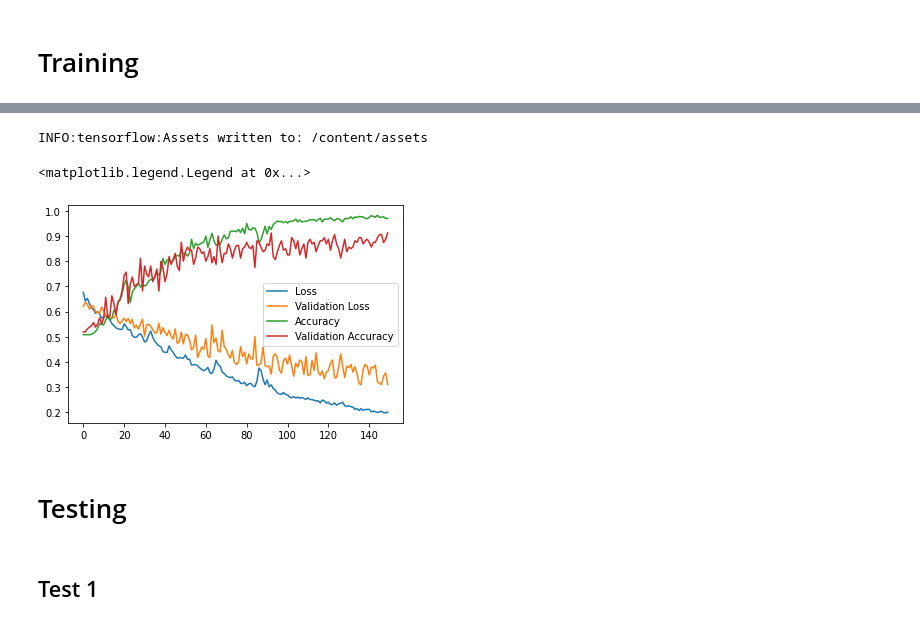
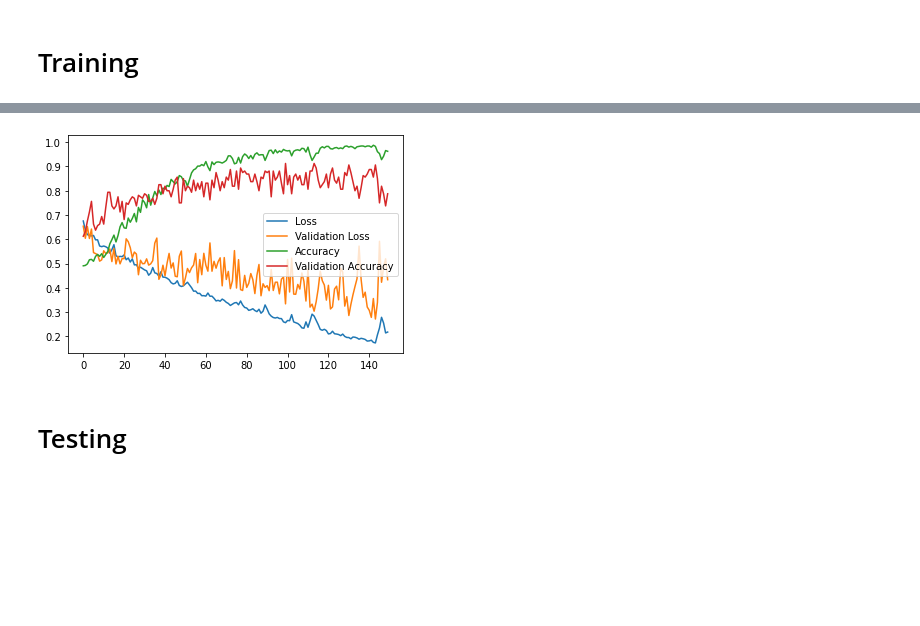
Before and after one commit to pramudanayoga/Get-People---Machine-Learning, a Jupyter notebook: Model/SiameseNetwork_v1.ipynb, the cells around one changed output, grey strips where cells are left out. Saved outputs shown, nothing was run; the diff lists cells and outputs as text; code cells hidden in the pictures; blank space fills up the shorter version.

Commit message:
.ipnyb version of the model
-Changes in Embedding and Siamese Network making them into one function as a model and immediately visualize  it.
- Changes in Testing part making them into one function

```diff
--- a/Model/SiameseNetwork_v1.ipynb
+++ b/Model/SiameseNetwork_v1.ipynb
@@ -149,21 +143,0 @@ layers.Conv2D()
-# %%
-inputs = layers.Input((64, 64, 1))
-
-x = layers.Conv2D(64, (10, 10), padding="same", activation="relu")(inputs)
-x = layers.MaxPooling2D(pool_size=(2, 2))(x)
-x = layers.Dropout(0.3)(x)
-
-x = layers.Conv2D(128, (7, 7), padding="same", activation="relu")(x)
-x = layers.MaxPooling2D(pool_size=(2, 2))(x)
-x = layers.Dropout(0.3)(x)
-
-x = layers.Conv2D(128, (4, 4), padding="same", activation="relu")(x)
-x = layers.MaxPooling2D(pool_size=(2, 2))(x)
-x = layers.Dropout(0.3)(x)
-
-x = layers.Conv2D(256, (4, 4), padding="same", activation="relu")(x)
-fcOutput = layers.Flatten()(x)
-fcOutput = layers.Dense(4096, activation = "relu")(fcOutput)
-outputs = layers.Dense(1024, activation = "sigmoid")(fcOutput)
-
-embedding = Model(inputs, outputs, name = "Embedding")
@@ -194,17 +164,3 @@ class DistanceLayer(layers.Layer):
     def call(self, anchor, compare):
         sum_squared = K.sum(K.square(anchor - compare), axis=1, keepdims=True)
         return K.sqrt(K.maximum(sum_squared, K.epsilon()))
-# %%
-anchor_input = layers.Input(name="anchor", shape=target_shape + (1,))
-compare_input = layers.Input(name="compare", shape=target_shape + (1,))
-
-distances = DistanceLayer()(
-    embedding(anchor_input),
-    embedding(compare_input),
-)
-
-outputs = layers.Dense(1, activation = "sigmoid") (distances)
-
-siamese_model = Model(
-    inputs=[anchor_input, compare_input], outputs=outputs
-)
@@ -216,8 +226,8 @@ from tensorflow.keras.callbacks import EarlyStopping, ModelCheckpoint
 callbacks = EarlyStopping(monitor='val_loss', mode='min', patience=5, verbose=1)
 checkpoints = ModelCheckpoint('Model' + '{accuracy:.2f}acc.h5', verbose=1) # Create Keras SavedModel as checkpoints
 # %%
-siamese_model.compile(loss="binary_crossentropy", optimizer="adam", metrics=["accuracy"])
-history = siamese_model.fit([images_dataset[:, 0, :], images_dataset[:, 1, :]], labels_dataset,
-                            epochs=150, validation_split = 0.2, batch_size = 64)
+#Train Model and Visualize the loss and accuracy
+history, siamese_model, visualize = siamese_model(x=[images_dataset[:, 0, :], images_dataset[:, 1, :]],
+                                                  y=labels_dataset, epochs=150, validation_split = 0.2, batch_size = 64)
 # %% [output]
 Epoch 1/150
@@ -240,17 +250,4 @@ Epoch 150/150
+[figure, added]
-# %%
-siamese_model.save('/content/')
-# %% [output]
-INFO:tensorflow:Assets written to: /content/assets
-# %%
-# Training Plot
-plt.plot(history.history["loss"])
-plt.plot(history.history["val_loss"])
-plt.plot(history.history["accuracy"])
-plt.plot(history.history["val_accuracy"])
-plt.legend(["Loss", "Validation Loss", "Accuracy", "Validation Accuracy"])
-# %% [output]
-<matplotlib.legend.Legend at 0x...>
-[figure, removed]
 # %% [markdown]
 # Testing
 # %%
@@ -269,2 +265,0 @@ def test_visualize(images, n = 5):
-# %% [markdown]
-## Test 1
```
Also changed, not shown: parts of 32 cells of this notebook.
